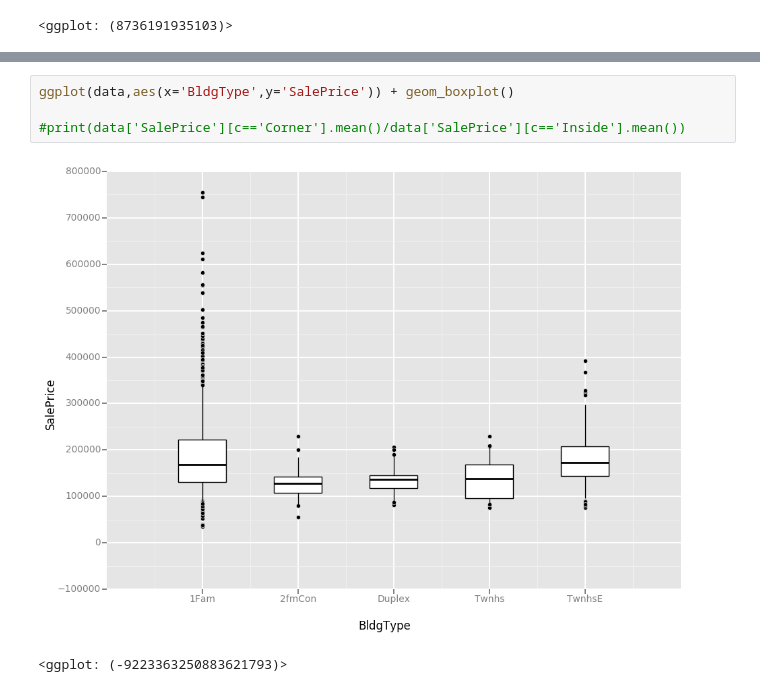
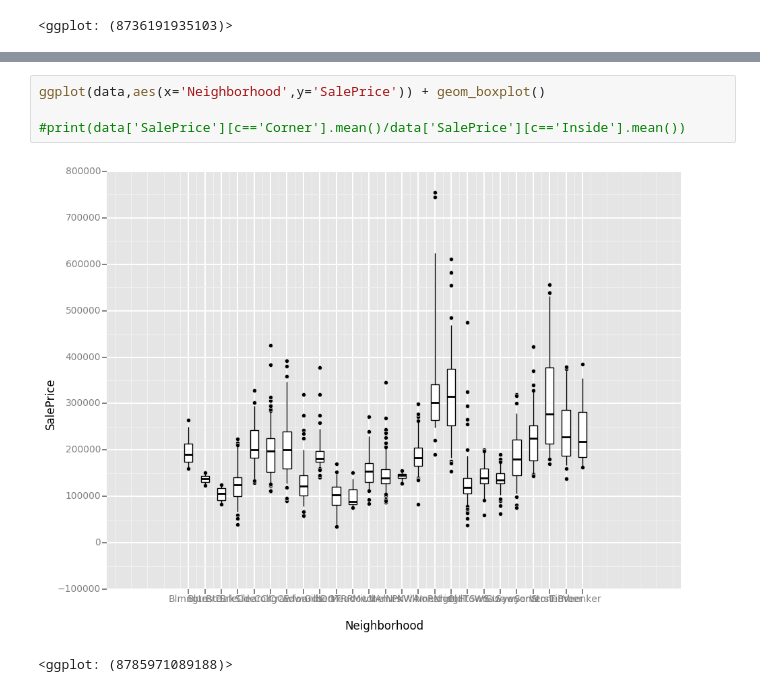
Before and after one commit to DimensionalScoop/SMD, a Jupyter notebook: Max/Blatt8/Visualizing.ipynb, the cells around one changed output, grey strips where cells are left out. Cells and saved outputs as stored; diff of their text form.

```diff
--- a/Max/Blatt8/Visualizing.ipynb
+++ b/Max/Blatt8/Visualizing.ipynb
@@ -19,7 +19,7 @@ ggplot(data,aes(x='LotArea',y='SalePrice',color='Heating')) + geom_point() + sca
 # %%
-ggplot(data,aes(x='BldgType',y='SalePrice')) + geom_boxplot()
+ggplot(data,aes(x='Neighborhood',y='SalePrice')) + geom_boxplot()
 
 #print(data['SalePrice'][c=='Corner'].mean()/data['SalePrice'][c=='Inside'].mean())
 # %% [output]
-[figure, old version]
+[figure, new version]
-<ggplot: (-9223363250883621793)>
+<ggplot: (8785971089188)>
```
Also changed, not shown: parts of 1 cell of this notebook, 6 other files.
